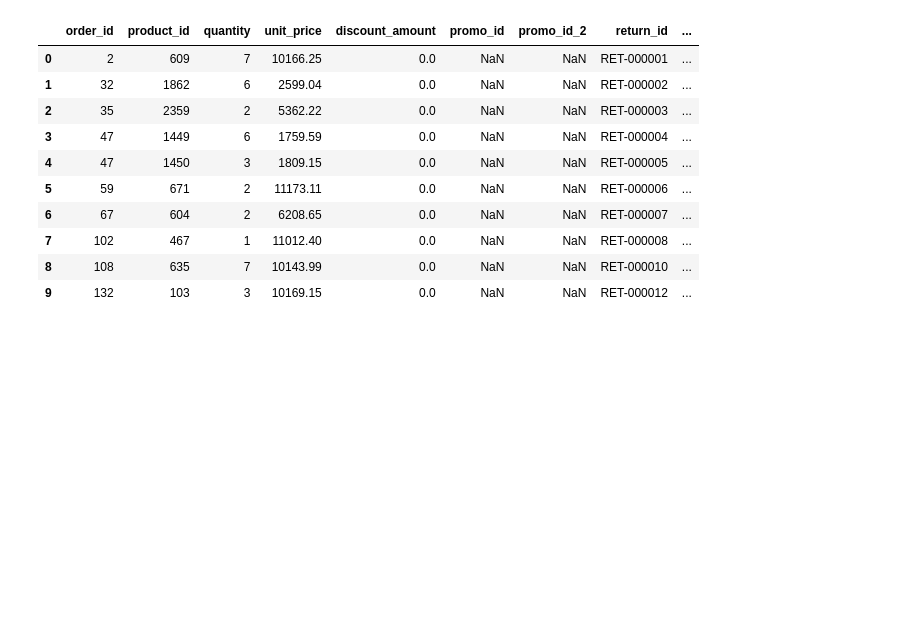
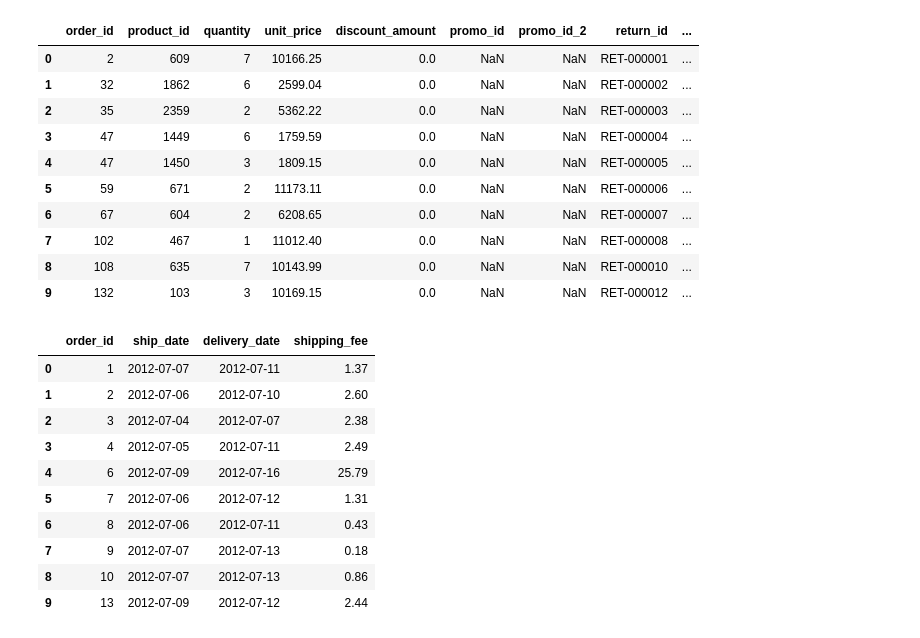
Before and after one commit to nqt-2/Datathon_Vin, a Jupyter notebook: notebook/Thai_EDA.ipynb, the cells around one changed output. Saved outputs shown, nothing was run; the diff lists cells and outputs as text; code cells hidden in the pictures; blank space fills up the shorter version.

```diff
--- a/notebook/Thai_EDA.ipynb
+++ b/notebook/Thai_EDA.ipynb
@@ -138,3 +207,17 @@ order_returns.head(10)
 | 7 | 102 | 467 | 1 | 11012.40 | 0.0 | NaN | NaN | RET-000008 | ... |
 | 8 | 108 | 635 | 7 | 10143.99 | 0.0 | NaN | NaN | RET-000010 | ... |
 | 9 | 132 | 103 | 3 | 10169.15 | 0.0 | NaN | NaN | RET-000012 | ... |
+# %%
+shipments.head(10)
+# %% [output]
+|  | order_id | ship_date | delivery_date | shipping_fee |
+| 0 | 1 | 2012-07-07 | 2012-07-11 | 1.37 |
+| 1 | 2 | 2012-07-06 | 2012-07-10 | 2.60 |
+| 2 | 3 | 2012-07-04 | 2012-07-07 | 2.38 |
+| 3 | 4 | 2012-07-05 | 2012-07-11 | 2.49 |
+| 4 | 6 | 2012-07-09 | 2012-07-16 | 25.79 |
+| 5 | 7 | 2012-07-06 | 2012-07-12 | 1.31 |
+| 6 | 8 | 2012-07-06 | 2012-07-11 | 0.43 |
+| 7 | 9 | 2012-07-07 | 2012-07-13 | 0.18 |
+| 8 | 10 | 2012-07-07 | 2012-07-13 | 0.86 |
+| 9 | 13 | 2012-07-09 | 2012-07-12 | 2.44 |
```
Also changed, not shown: parts of 14 cells of this notebook.
